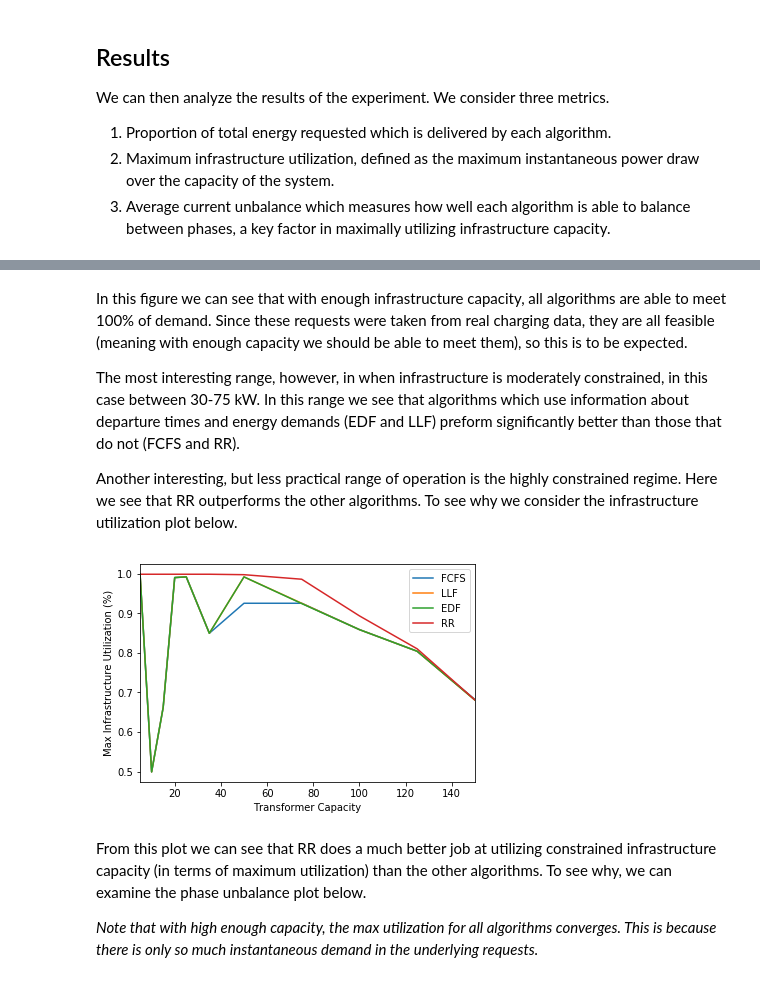
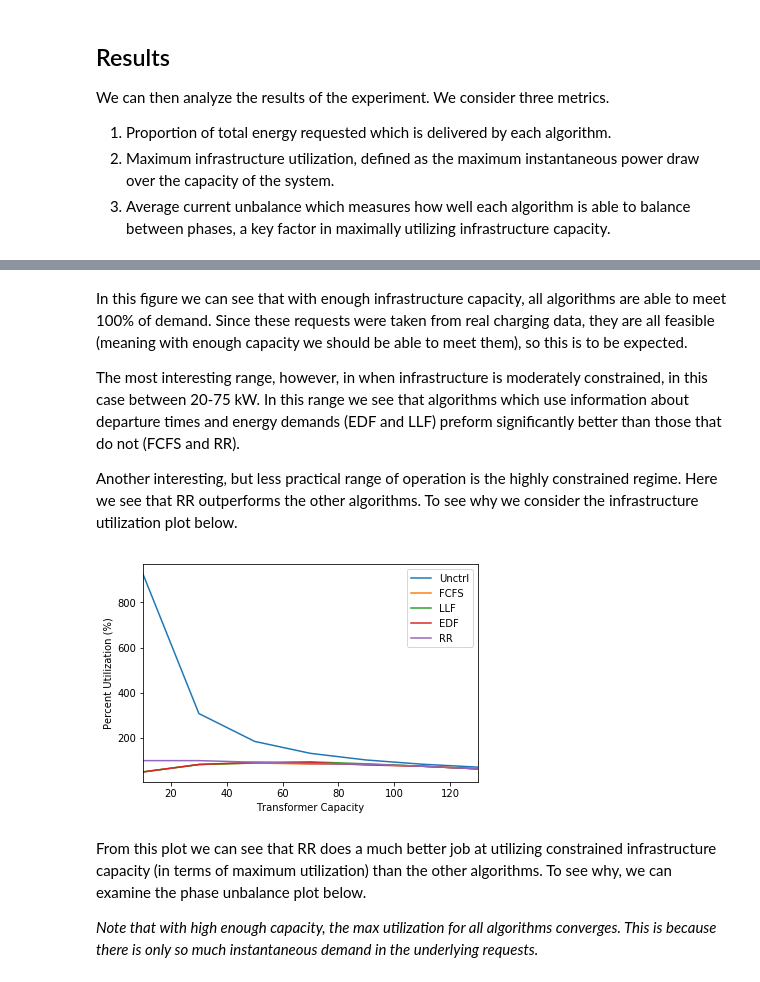
Before and after one commit to caltech-netlab/acnportal-experiments, a Jupyter notebook: baseline_algorithms_w_constrained_infrastructure.ipynb, the cells around one changed output, grey strips where cells are left out. Saved outputs shown, nothing was run; the diff lists cells and outputs as text; code cells hidden in the pictures.

Commit message:
Update baseline_algorithm_comparison for new ACN-Sim API.

```diff
--- a/baseline_algorithms_w_constrained_infrastructure.ipynb
+++ b/baseline_algorithms_w_constrained_infrastructure.ipynb
@@ -53,22 +57,25 @@ events = acndata_events.generate_events(API_KEY, site, start, end, period,
 We consider four algorithms: Round Robin, First-Come First-Served, Earliest Deadline First, and Least Laxity First.
 # %%
 sch = {}
-sch['FCFS'] = SortedSchedulingAlgo(first_come_first_served)
-sch['LLF'] = SortedSchedulingAlgo(least_laxity_first)
-sch['EDF'] = SortedSchedulingAlgo(earliest_deadline_first)
-sch['RR'] = RoundRobin(first_come_first_served)
+sch['Unctrl'] = algorithms.UncontrolledCharging()
+sch['FCFS'] = algorithms.SortedSchedulingAlgo(first_come_first_served)
+sch['LLF'] = algorithms.SortedSchedulingAlgo(least_laxity_first)
+sch['EDF'] = algorithms.SortedSchedulingAlgo(earliest_deadline_first)
+sch['RR'] = algorithms.RoundRobin(first_come_first_served)
 # %% [markdown]
 ## Experiment
 To run the experiment we vary the capacity of the transformer which feeds the Caltech charging network from 5 kW to 150 kW. This allows us to see how each algorithm copes with various levels of infrastructure constraints.
 # %%
-results = defaultdict(dict)
+# Suppress Warnings since Uncontrolled will violate constriants.
+import warnings
+warnings.simplefilter("ignore")
+
 sims = defaultdict(dict)
-for d in [5, 10, 15, 20, 25, 35, 50, 75, 100, 125, 150]:
-    cn = CaltechACN(voltage=voltage, transformer_cap=d)
+for d in range(10, 131, 20):
+    cn = caltech_acn(voltage=voltage, transformer_cap=d)
     for sch_alg in sch:
-        sim = Simulator(deepcopy(cn), sch[sch_alg], deepcopy(events),
-                        start, period=period, max_recomp=1, verbose=False)
-        sim.run()
-        obj = proportion_of_energy_delivered(sim)
-        results[sch_alg][d] = obj
-        sims[sch_alg][d] = sim
+      print('{0} - {1}. Running...'.format(sch_alg, d))
+      sim = Simulator(deepcopy(cn), sch[sch_alg], deepcopy(events),
+                      start, period=period, verbose=False)
+      sim.run()
+      sims[sch_alg][d] = sim
@@ -85,9 +110,9 @@ un_bal = defaultdict(dict)
 max_util = defaultdict(dict)
 for alg in sims:
   for d in sims[alg]:
-    e_del[alg][d] = proportion_of_energy_delivered(sims[alg][d]) * 100
-    un_bal[alg][d] = np.nanmean(current_unbalance(sims[alg][d], ['Secondary {0}'.format(p) for p in 'ABC'], 'SYM_COMP')) * 100
-    max_util[alg][d] = np.max(aggregate_current(sims[alg][d]))*voltage / 1000 / d * 100
+    e_del[alg][d] = analysis.proportion_of_energy_delivered(sims[alg][d]) * 100
+    un_bal[alg][d] = np.nanmean(analysis.current_unbalance(sims[alg][d], ['Secondary {0}'.format(p) for p in 'ABC'], 'NEMA')) * 100
+    max_util[alg][d] = np.max(analysis.aggregate_current(sims[alg][d]))*voltage / 1000 / d * 100
 # %%
 pd.DataFrame(e_del).plot()
 plt.ylabel('Energy Delivered (%)')
@@ -100,18 +125,18 @@ In this figure we can see that with enough infrastructure capacity, all algorith
 
 
 
-The most interesting range, however, in when infrastructure is moderately constrained, in this case between 30-75 kW. In this range we see that algorithms which use information about departure times and energy demands (EDF and LLF) preform significantly better than those that do not (FCFS and RR).
+The most interesting range, however, in when infrastructure is moderately constrained, in this case between 20-75 kW. In this range we see that algorithms which use information about departure times and energy demands (EDF and LLF) preform significantly better than those that do not (FCFS and RR).
 
 
 
 Another interesting, but less practical range of operation is the highly constrained regime. Here we see that RR outperforms the other algorithms. To see why we consider the infrastructure utilization plot below.
 # %%
-pd.DataFrame(max_power).plot()
-plt.ylabel('Max Infrastructure Utilization (%)')
+pd.DataFrame(max_util).plot()
+plt.ylabel('Percent Utilization (%)')
 plt.xlabel('Transformer Capacity')
 pass
 # %% [output]
-[figure, old version]
+[figure, new version]
 # %% [markdown]
 From this plot we can see that RR does a much better job at utilizing constrained infrastructure capacity (in terms of maximum utilization) than the other algorithms. To see why, we can examine the phase unbalance plot below.
 
```
Also changed, not shown: parts of 21 cells of this notebook.
